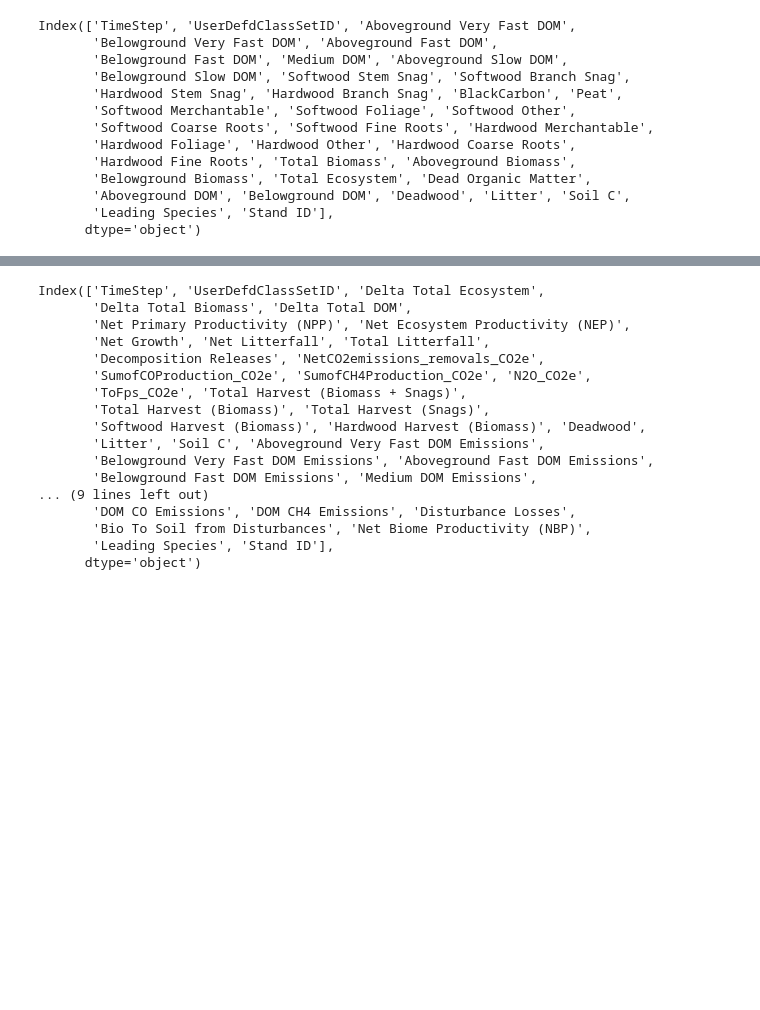
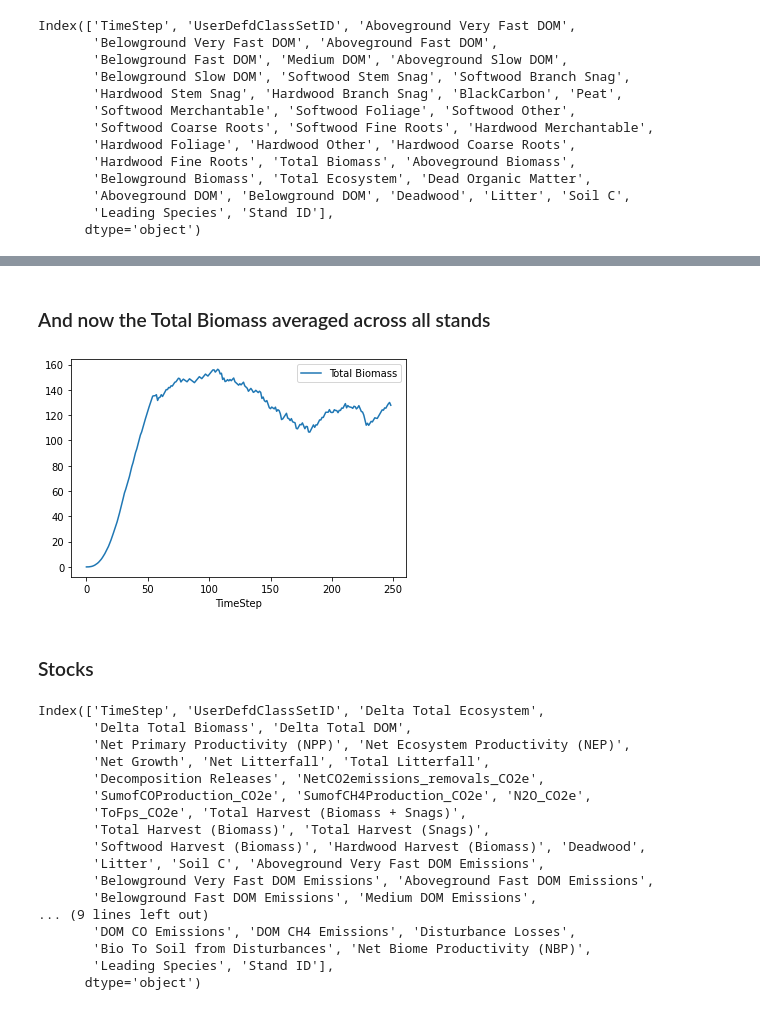
Before and after one commit to BlaneG/cbm3_examples, a Jupyter notebook: softwood-stochastic-disturbance-example.ipynb, the cells around one changed output, grey strips where cells are left out. Drawn from its saved outputs; the diff is of its cells as text; code cells hidden in the pictures; blank space fills up the shorter version.

```diff
--- a/softwood-stochastic-disturbance-example.ipynb
+++ b/softwood-stochastic-disturbance-example.ipynb
@@ -250,3 +247,12 @@ pools_to_plot.mean(axis=1).plot(title=f'mean {pool_to_plot}')
+# %% [markdown]
+### And now the Total Biomass averaged across all stands
+# %%
+y='Total Biomass'
+plot_stand_average(pool_results, y)
+# %% [output]
+[figure, added]
+# %% [markdown]
+### Stocks
 # %%
 stock_change_results = cbm3_results.load_stock_changes(results_db_path, classifier_set_grouping=True)
 # %%
```
Also changed, not shown: parts of 27 cells of this notebook, 2 other files.
